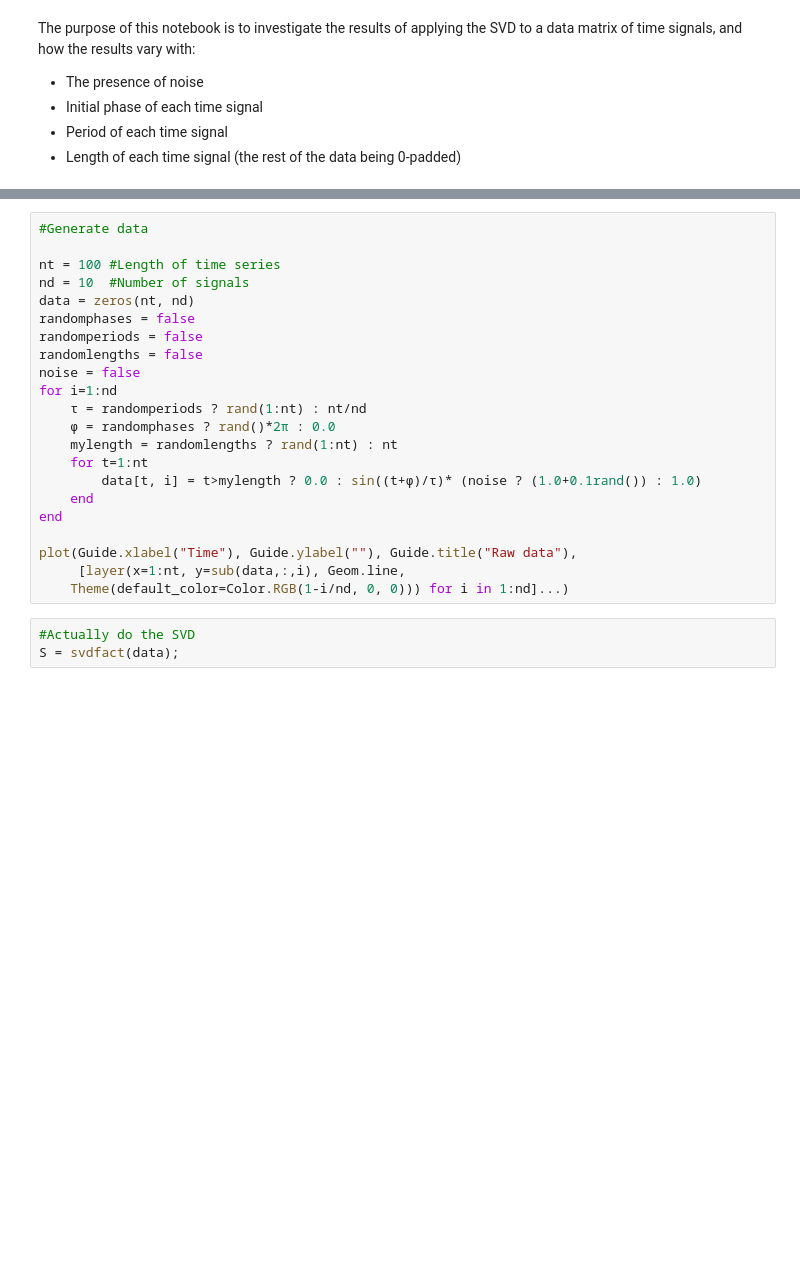
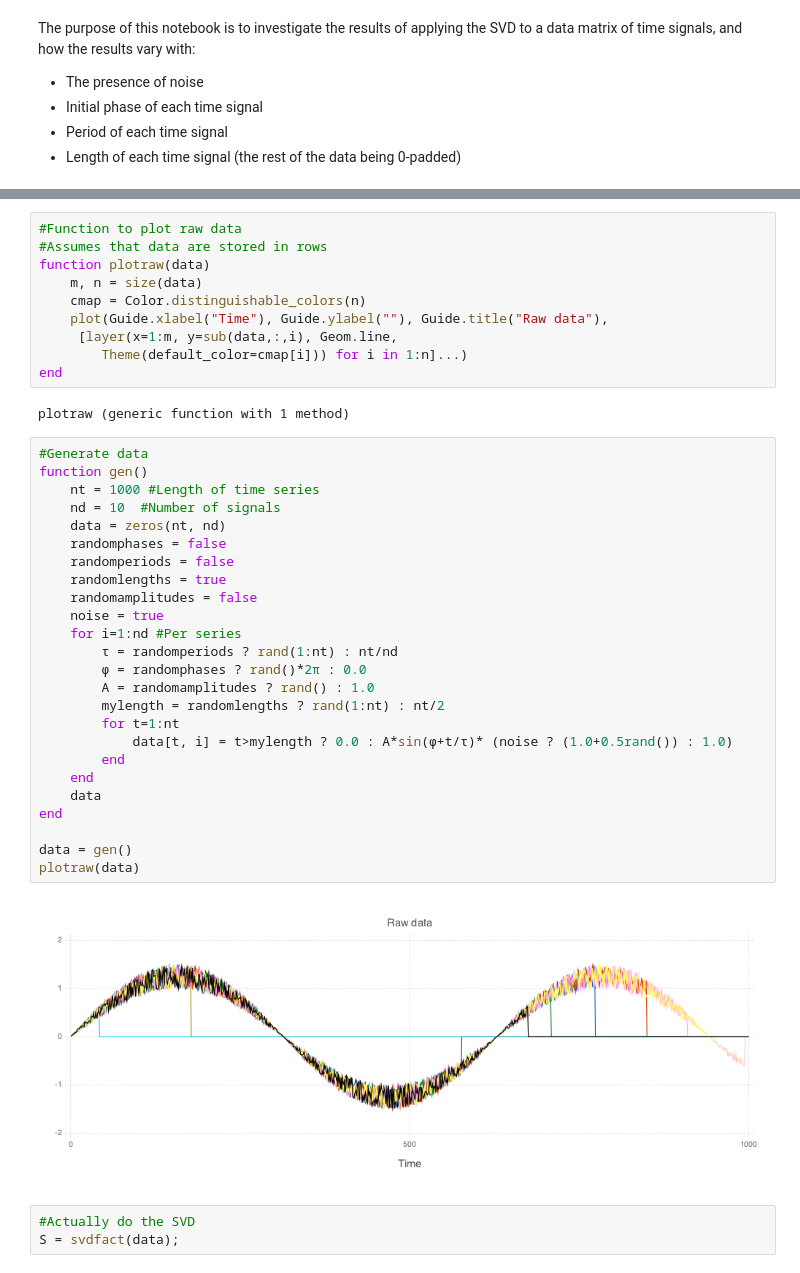
Before and after one commit to jiahao/ijulia-notebooks-assorted, a Jupyter notebook: SVD of signals.ipynb, the cells around one changed output, grey strips where cells are left out. Saved outputs shown, nothing was run; the diff lists cells and outputs as text; blank space fills up the shorter version.

Commit message:
Update SVD of signals notebook

```diff
--- a/SVD of signals.ipynb
+++ b/SVD of signals.ipynb
@@ -37,25 +45,42 @@ end
+# %%
+#Function to plot raw data
+#Assumes that data are stored in rows
+function plotraw(data)
+    m, n = size(data)
+    cmap = Color.distinguishable_colors(n)
+    plot(Guide.xlabel("Time"), Guide.ylabel(""), Guide.title("Raw data"),
+     [layer(x=1:m, y=sub(data,:,i), Geom.line,
+        Theme(default_color=cmap[i])) for i in 1:n]...)
+end
+# %% [output]
+plotraw (generic function with 1 method)
 # %%
 #Generate data
-
-nt = 100 #Length of time series
-nd = 10  #Number of signals
-data = zeros(nt, nd)
-randomphases = false
-randomperiods = false
-randomlengths = false
-noise = false
-for i=1:nd
-    τ = randomperiods ? rand(1:nt) : nt/nd
-    ϕ = randomphases ? rand()*2π : 0.0
-    mylength = randomlengths ? rand(1:nt) : nt
-    for t=1:nt
-        data[t, i] = t>mylength ? 0.0 : sin((t+ϕ)/τ)* (noise ? (1.0+0.1rand()) : 1.0)
+function gen()
+    nt = 1000 #Length of time series
+    nd = 10  #Number of signals
+    data = zeros(nt, nd)
+    randomphases = false
+    randomperiods = false
+    randomlengths = true
+    randomamplitudes = false
+    noise = true
+    for i=1:nd #Per series
+        τ = randomperiods ? rand(1:nt) : nt/nd
+        ϕ = randomphases ? rand()*2π : 0.0
+        A = randomamplitudes ? rand() : 1.0
+        mylength = randomlengths ? rand(1:nt) : nt/2
+        for t=1:nt
+            data[t, i] = t>mylength ? 0.0 : A*sin(ϕ+t/τ)* (noise ? (1.0+0.5rand()) : 1.0)
+        end
     end
+    data
 end
 
-plot(Guide.xlabel("Time"), Guide.ylabel(""), Guide.title("Raw data"),
-     [layer(x=1:nt, y=sub(data,:,i), Geom.line,
-    Theme(default_color=Color.RGB(1-i/nd, 0, 0))) for i in 1:nd]...)
+data = gen()
+plotraw(data)
+# %% [output]
+[figure, added]
 # %%
 #Actually do the SVD
 S = svdfact(data);
```
Also changed, not shown: parts of 4 cells of this notebook.
